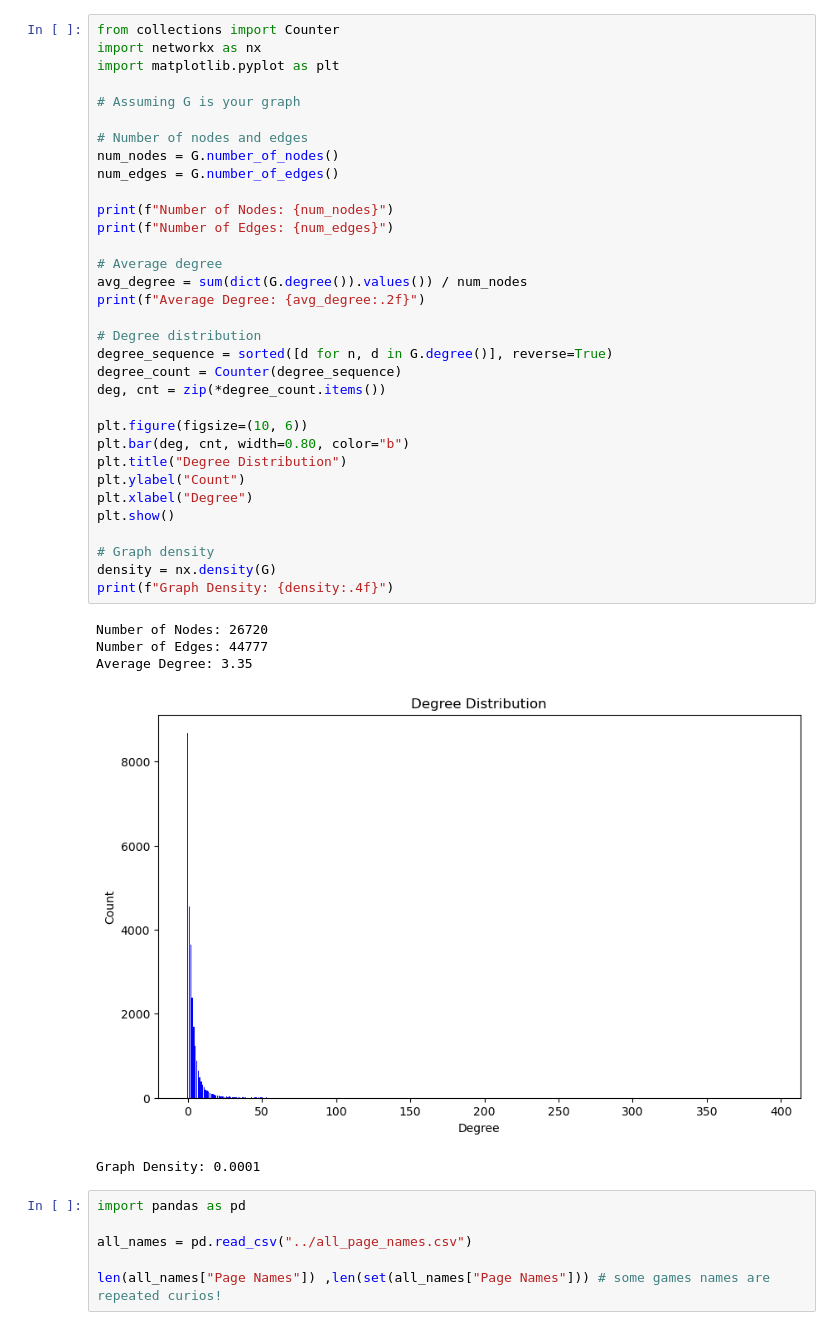
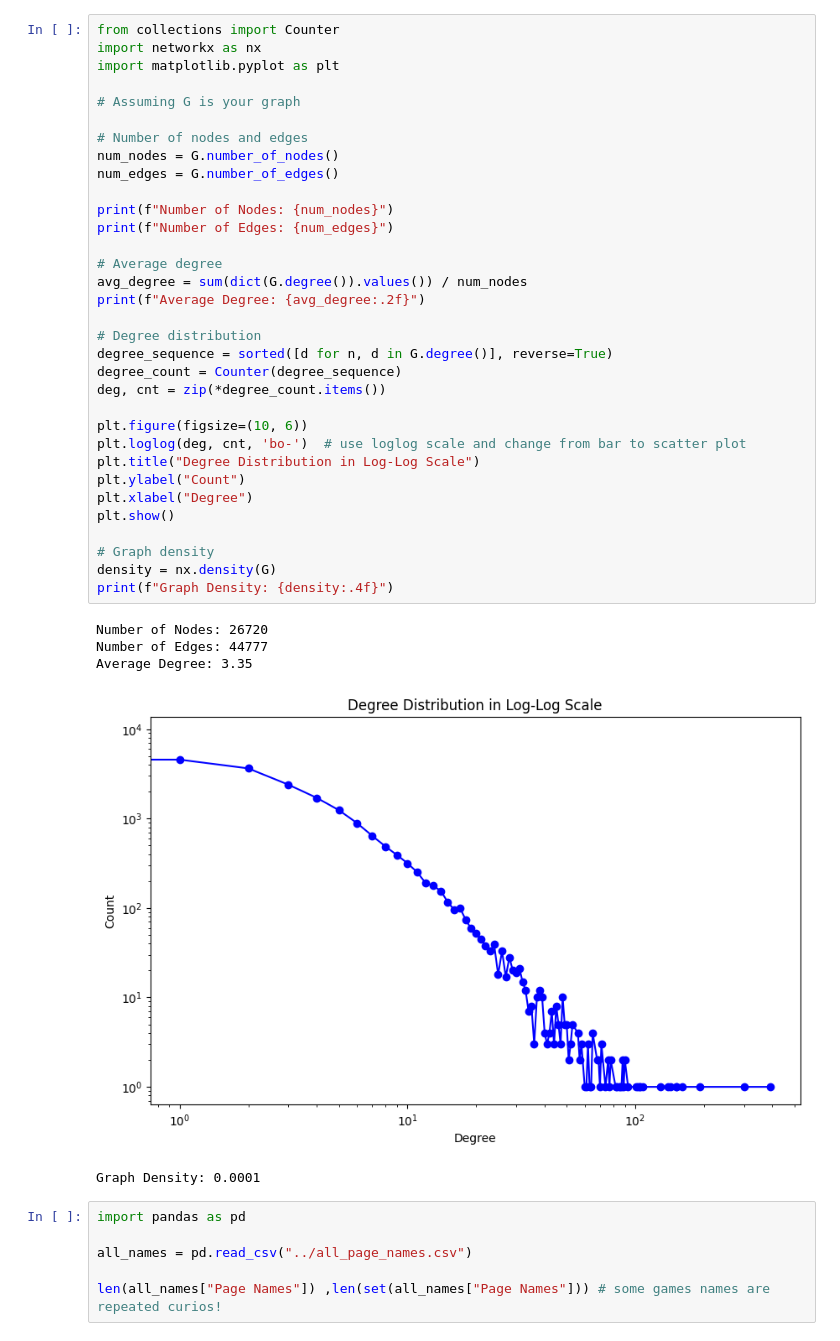
Before and after one commit to jereml99/socialgraphs2023, a Jupyter notebook: project/basic_analysis.ipynb, the cells around one changed output. Saved outputs shown, nothing was run; the diff lists cells and outputs as text.

```diff
--- a/project/basic_analysis.ipynb
+++ b/project/basic_analysis.ipynb
@@ -26,36 +44,36 @@ import matplotlib.pyplot as plt
 # Assuming G is your graph
 
 # Number of nodes and edges
 num_nodes = G.number_of_nodes()
 num_edges = G.number_of_edges()
 
 print(f"Number of Nodes: {num_nodes}")
 print(f"Number of Edges: {num_edges}")
 
 # Average degree
 avg_degree = sum(dict(G.degree()).values()) / num_nodes
 print(f"Average Degree: {avg_degree:.2f}")
 
 # Degree distribution
 degree_sequence = sorted([d for n, d in G.degree()], reverse=True)
 degree_count = Counter(degree_sequence)
 deg, cnt = zip(*degree_count.items())
 
 plt.figure(figsize=(10, 6))
-plt.bar(deg, cnt, width=0.80, color="b")
-plt.title("Degree Distribution")
+plt.loglog(deg, cnt, 'bo-')  # use loglog scale and change from bar to scatter plot
+plt.title("Degree Distribution in Log-Log Scale")
 plt.ylabel("Count")
 plt.xlabel("Degree")
 plt.show()
 
 # Graph density
 density = nx.density(G)
 print(f"Graph Density: {density:.4f}")
 # %% [output]
 Number of Nodes: 26720
 Number of Edges: 44777
 Average Degree: 3.35
-[figure, old version]
+[figure, new version]
 Graph Density: 0.0001
 # %%
 import pandas as pd
```
Also changed, not shown: parts of 7 cells of this notebook, 2 other files.
